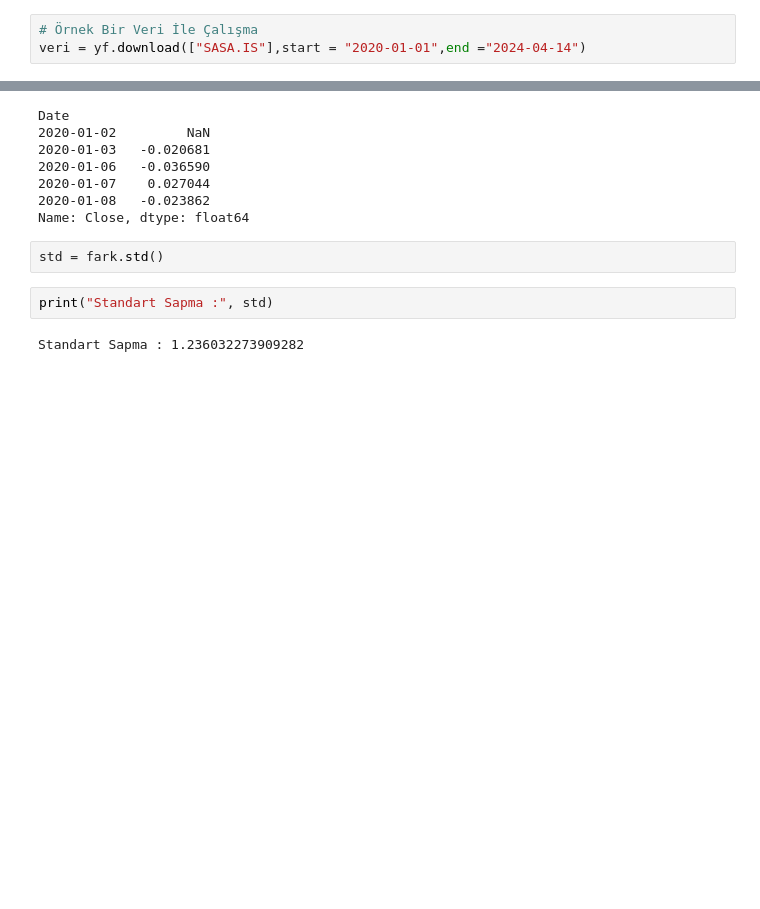
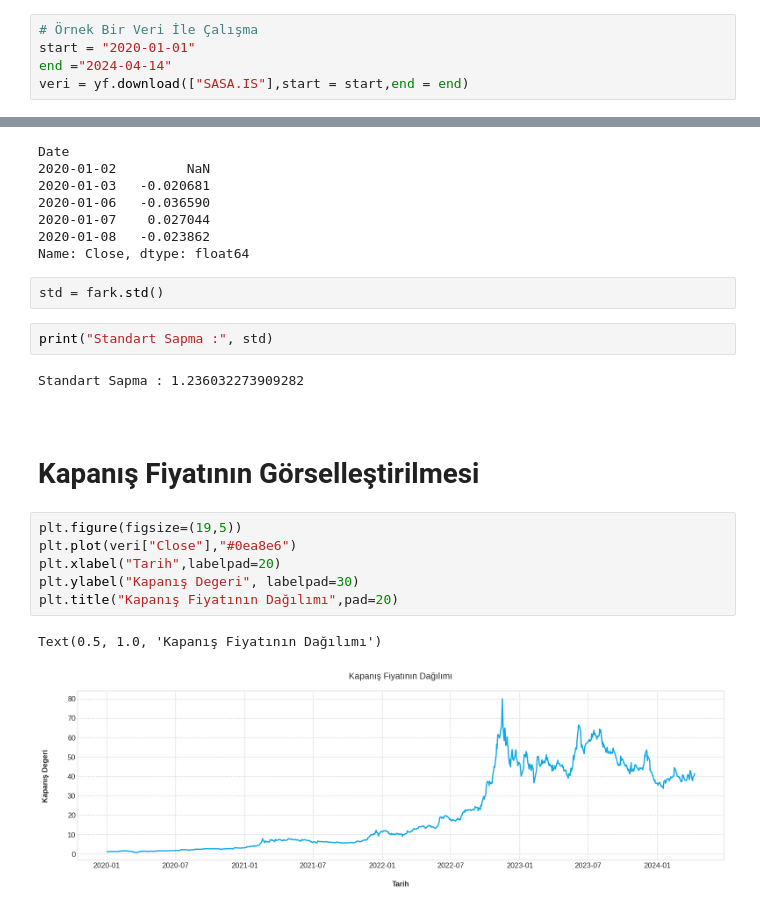
Before and after one commit to Efe-Eroglu/Hisse_Fiyat_Tahmini, a Jupyter notebook: Hisse_Fiyat_Tahmin.ipynb, the cells around one changed output, grey strips where cells are left out. Drawn from its saved outputs; the diff is of its cells as text; blank space fills up the shorter version.

Commit message:
Kapanış Fiyatı Görselleştirmesi

```diff
--- a/Hisse_Fiyat_Tahmin.ipynb
+++ b/Hisse_Fiyat_Tahmin.ipynb
@@ -52,7 +58,9 @@ import yfinance as yf
 # Verinin İncelenmesi
 # %%
 # Örnek Bir Veri İle Çalışma
-veri = yf.download(["SASA.IS"],start = "2020-01-01",end ="2024-04-14")
+start = "2020-01-01"
+end ="2024-04-14"
+veri = yf.download(["SASA.IS"],start = start,end = end)
 # %% [output]
 [*********************100%%**********************]  1 of 1 completed
 # %%
@@ -126,3 +134,16 @@ std = fark.std()
 print("Standart Sapma :", std)
 # %% [output]
 Standart Sapma : 1.236032273909282
+# %% [markdown]
+<br>
+
+# Kapanış Fiyatının Görselleştirilmesi
+# %%
+plt.figure(figsize=(19,5))
+plt.plot(veri["Close"],"#0ea8e6")
+plt.xlabel("Tarih",labelpad=20)
+plt.ylabel("Kapanış Degeri", labelpad=30)
+plt.title("Kapanış Fiyatının Dağılımı",pad=20)
+# %% [output]
+Text(0.5, 1.0, 'Kapanış Fiyatının Dağılımı')
+[figure, added]
```
Also changed, not shown: parts of 1 cell of this notebook.
